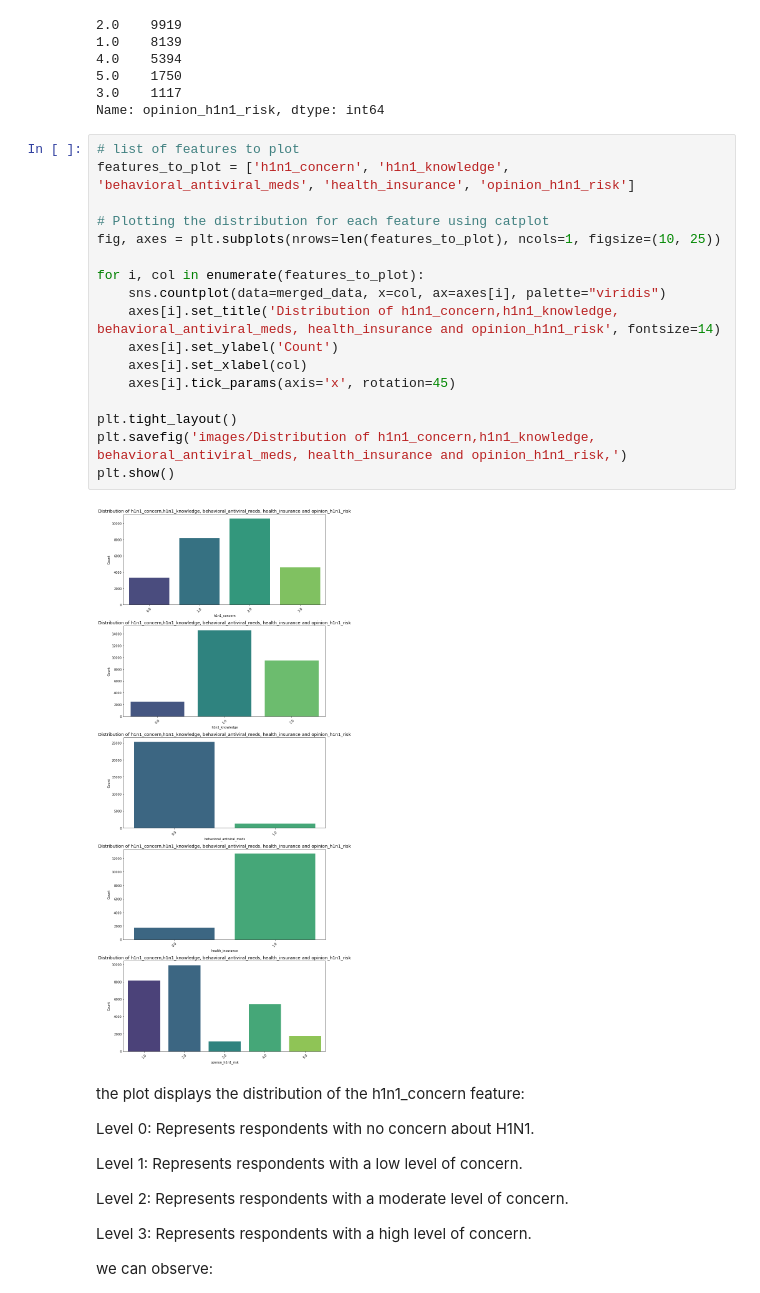
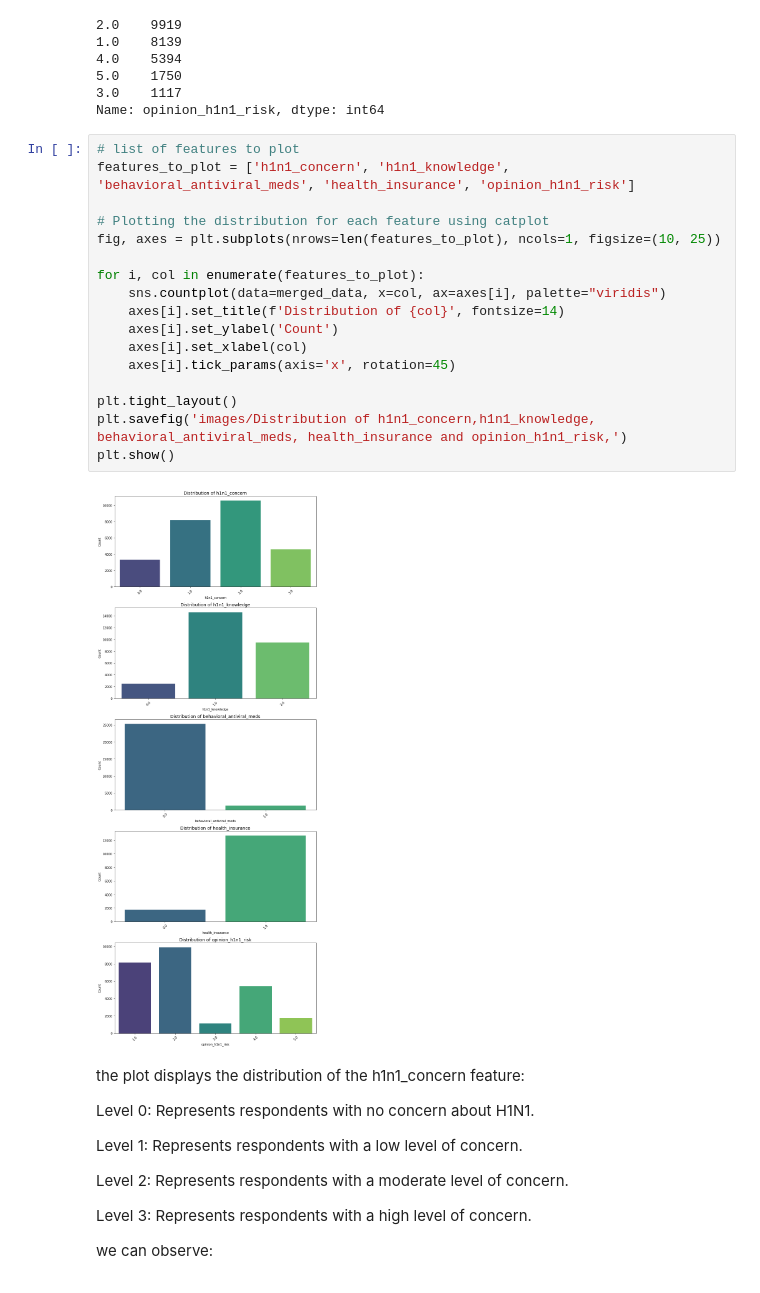
Before and after one commit to Iswana-O/Flu-Shot-Learning-Predict-H1N1-and-Seasonal-Flu-Vaccines, a Jupyter notebook: student.ipynb, the cells around one changed output. Drawn from its saved outputs; the diff is of its cells as text.

```diff
--- a/student.ipynb
+++ b/student.ipynb
@@ -218,22 +218,22 @@ Name: opinion_h1n1_risk, dtype: int64
 # %%
 # list of features to plot
 features_to_plot = ['h1n1_concern', 'h1n1_knowledge', 'behavioral_antiviral_meds', 'health_insurance', 'opinion_h1n1_risk']
 
 # Plotting the distribution for each feature using catplot
 fig, axes = plt.subplots(nrows=len(features_to_plot), ncols=1, figsize=(10, 25))
 
 for i, col in enumerate(features_to_plot):
     sns.countplot(data=merged_data, x=col, ax=axes[i], palette="viridis")
-    axes[i].set_title('Distribution of h1n1_concern,h1n1_knowledge, behavioral_antiviral_meds, health_insurance and opinion_h1n1_risk', fontsize=14)
+    axes[i].set_title(f'Distribution of {col}', fontsize=14)
     axes[i].set_ylabel('Count')
     axes[i].set_xlabel(col)
     axes[i].tick_params(axis='x', rotation=45)
 
 plt.tight_layout()
 plt.savefig('images/Distribution of h1n1_concern,h1n1_knowledge, behavioral_antiviral_meds, health_insurance and opinion_h1n1_risk,')
 plt.show()
 # %% [output]
-[figure, old version]
+[figure, new version]
 # %% [markdown]
 the plot displays the distribution of the h1n1_concern feature:
 
```
Also changed, not shown: parts of 2 cells of this notebook, 3 other files.
